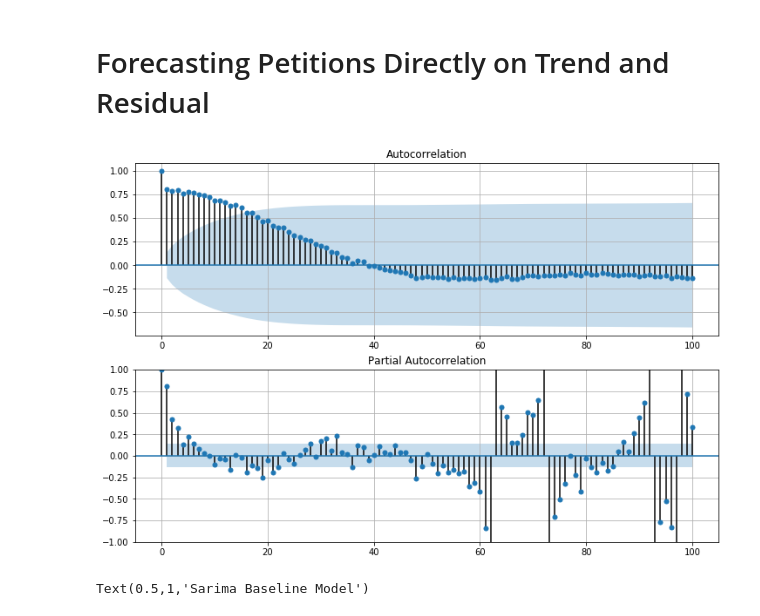
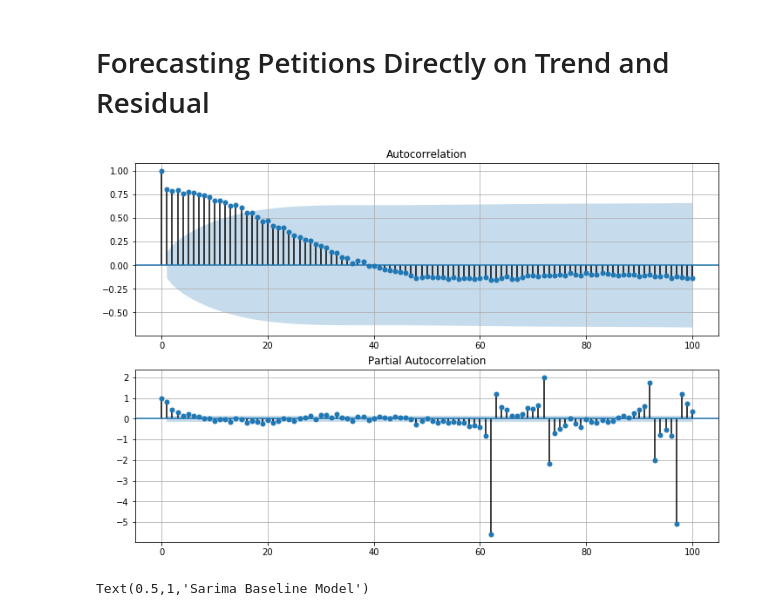
Before and after one commit to harrisonized/Predicting_Rent_Petitions_in_SF, a Jupyter notebook: sarima.ipynb, the cells around one changed output. Saved outputs shown, nothing was run; the diff lists cells and outputs as text; code cells hidden in the pictures.

```diff
--- a/sarima.ipynb
+++ b/sarima.ipynb
@@ -131,16 +131,15 @@ Text(0.5,1,'Train-Test Split')
 # %%
 fig = plt.figure(figsize=(12,8))
 ax1 = fig.add_subplot(211)
 fig = sm.graphics.tsa.plot_acf(petition_train_df[['Datetime', 'Adj. Signal']].set_index('Datetime'), lags=100, ax=ax1)
 plt.grid(True)
 ax2 = fig.add_subplot(212)
 fig = sm.graphics.tsa.plot_pacf(petition_train_df[['Datetime', 'Adj. Signal']].set_index('Datetime'), lags=100, ax=ax2)
-plt.ylim(-1, 1)
 plt.grid(True)
 #plt.savefig("figures/sarima/acf-pacf-baseline.png", transparent = True, bbox_inches = 'tight')
 plt.show()
 # %% [output]
-[figure, old version]
+[figure, new version]
 # %%
 mod = sm.tsa.statespace.SARIMAX(petition_train_df[['Datetime', 'Adj. Signal']].set_index("Datetime"),
                                 order=(1, 0, 1),
```
Also changed, not shown: parts of 7 cells of this notebook, 1 other file.
